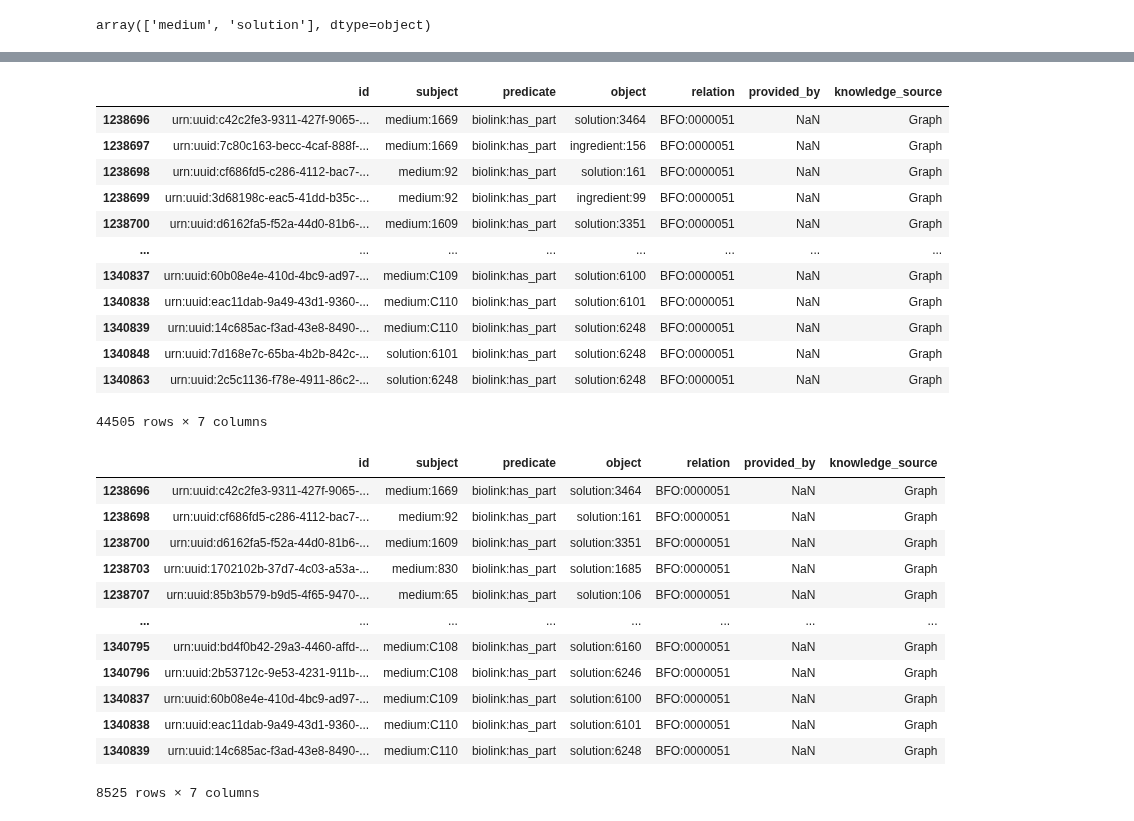
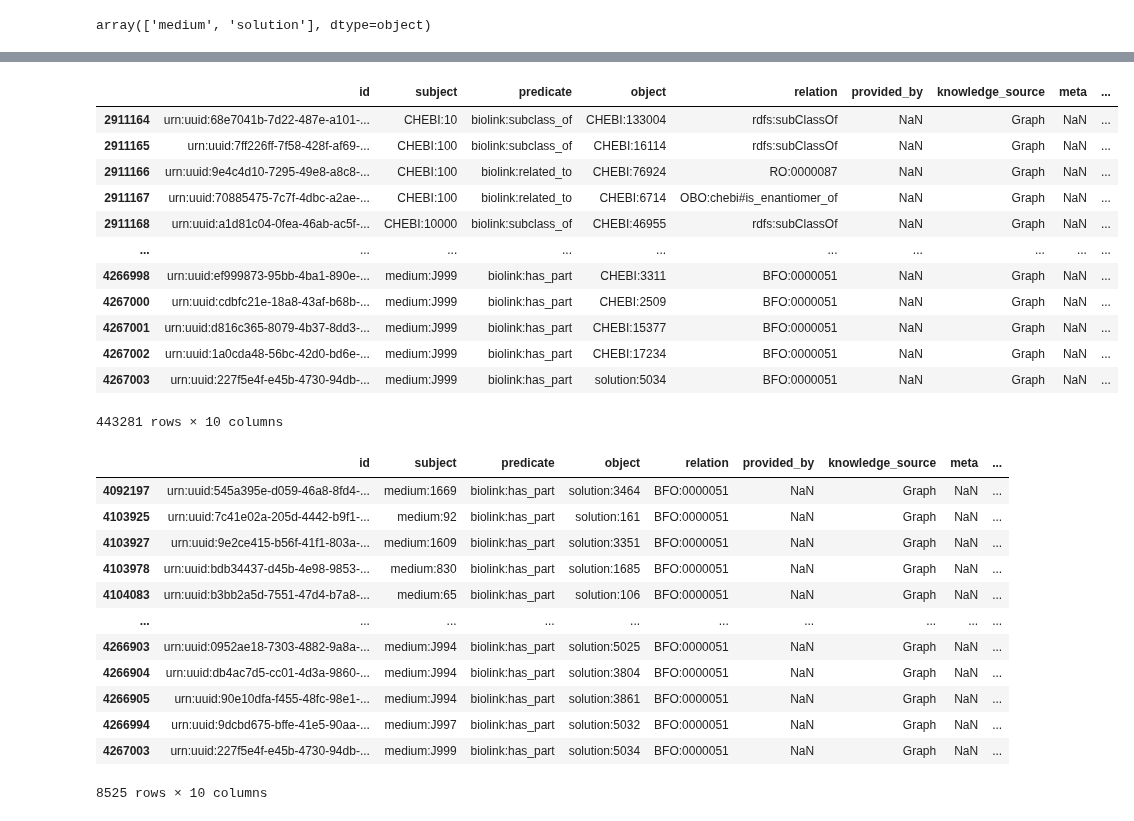
Before and after one commit to Knowledge-Graph-Hub/kg-microbe, a Jupyter notebook: notebooks/MergedKG_exploration.ipynb, the cells around one changed output, grey strips where cells are left out. Drawn from its saved outputs; the diff is of its cells as text; code cells hidden in the pictures.

```diff
--- a/notebooks/MergedKG_exploration.ipynb
+++ b/notebooks/MergedKG_exploration.ipynb
@@ -75,30 +95,30 @@ df_edges.loc[df_edges['subject']=="solution:3"]
 # %%
-subj_pattern = ['medium:', 'solution:']
-obj_pattern = ['solution:', 'ingredient:']
+subj_pattern = ['medium:', 'solution:', 'CHEBI']
+obj_pattern = ['solution:', 'ingredient:', 'CHEBI']
 
 condition_1 = df_edges['subject'].str.contains('|'.join(subj_pattern))
 condition_2 = df_edges['object'].str.contains('|'.join(obj_pattern))
 
 df_mediadive = df_edges[condition_1 & condition_2]
 
 # mapping = df_edges.set_index('object')['subject'].to_dict()
 
 # mapping
 df_mediadive
 # %% [output]
-|  | id | subject | predicate | object | relation | provided_by | knowledge_source |
-| 1238696 | urn:uuid:c42c2fe3-9311-427f-9065-... | medium:1669 | biolink:has_part | solution:3464 | BFO:0000051 | NaN | Graph |
-| 1238697 | urn:uuid:7c80c163-becc-4caf-888f-... | medium:1669 | biolink:has_part | ingredient:156 | BFO:0000051 | NaN | Graph |
-| 1238698 | urn:uuid:cf686fd5-c286-4112-bac7-... | medium:92 | biolink:has_part | solution:161 | BFO:0000051 | NaN | Graph |
-| 1238699 | urn:uuid:3d68198c-eac5-41dd-b35c-... | medium:92 | biolink:has_part | ingredient:99 | BFO:0000051 | NaN | Graph |
-| 1238700 | urn:uuid:d6162fa5-f52a-44d0-81b6-... | medium:1609 | biolink:has_part | solution:3351 | BFO:0000051 | NaN | Graph |
-| ... | ... | ... | ... | ... | ... | ... | ... |
-| 1340837 | urn:uuid:60b08e4e-410d-4bc9-ad97-... | medium:C109 | biolink:has_part | solution:6100 | BFO:0000051 | NaN | Graph |
-| 1340838 | urn:uuid:eac11dab-9a49-43d1-9360-... | medium:C110 | biolink:has_part | solution:6101 | BFO:0000051 | NaN | Graph |
-| 1340839 | urn:uuid:14c685ac-f3ad-43e8-8490-... | medium:C110 | biolink:has_part | solution:6248 | BFO:0000051 | NaN | Graph |
-| 1340848 | urn:uuid:7d168e7c-65ba-4b2b-842c-... | solution:6101 | biolink:has_part | solution:6248 | BFO:0000051 | NaN | Graph |
-| 1340863 | urn:uuid:2c5c1136-f78e-4911-86c2-... | solution:6248 | biolink:has_part | solution:6248 | BFO:0000051 | NaN | Graph |
+|  | id | subject | predicate | object | relation | provided_by | knowledge_source | meta | ... |
+| 2911164 | urn:uuid:68e7041b-7d22-487e-a101-... | CHEBI:10 | biolink:subclass_of | CHEBI:133004 | rdfs:subClassOf | NaN | Graph | NaN | ... |
+| 2911165 | urn:uuid:7ff226ff-7f58-428f-af69-... | CHEBI:100 | biolink:subclass_of | CHEBI:16114 | rdfs:subClassOf | NaN | Graph | NaN | ... |
+| 2911166 | urn:uuid:9e4c4d10-7295-49e8-a8c8-... | CHEBI:100 | biolink:related_to | CHEBI:76924 | RO:0000087 | NaN | Graph | NaN | ... |
+| 2911167 | urn:uuid:70885475-7c7f-4dbc-a2ae-... | CHEBI:100 | biolink:related_to | CHEBI:6714 | OBO:chebi#is_enantiomer_of | NaN | Graph | NaN | ... |
+| 2911168 | urn:uuid:a1d81c04-0fea-46ab-ac5f-... | CHEBI:10000 | biolink:subclass_of | CHEBI:46955 | rdfs:subClassOf | NaN | Graph | NaN | ... |
+| ... | ... | ... | ... | ... | ... | ... | ... | ... | ... |
+| 4266998 | urn:uuid:ef999873-95bb-4ba1-890e-... | medium:J999 | biolink:has_part | CHEBI:3311 | BFO:0000051 | NaN | Graph | NaN | ... |
+| 4267000 | urn:uuid:cdbfc21e-18a8-43af-b68b-... | medium:J999 | biolink:has_part | CHEBI:2509 | BFO:0000051 | NaN | Graph | NaN | ... |
+| 4267001 | urn:uuid:d816c365-8079-4b37-8dd3-... | medium:J999 | biolink:has_part | CHEBI:15377 | BFO:0000051 | NaN | Graph | NaN | ... |
+| 4267002 | urn:uuid:1a0cda48-56bc-42d0-bd6e-... | medium:J999 | biolink:has_part | CHEBI:17234 | BFO:0000051 | NaN | Graph | NaN | ... |
+| 4267003 | urn:uuid:227f5e4f-e45b-4730-94db-... | medium:J999 | biolink:has_part | solution:5034 | BFO:0000051 | NaN | Graph | NaN | ... |
-44505 rows × 7 columns
+443281 rows × 10 columns
 # %%
 medium_subject_condition = df_mediadive["subject"].str.startswith("medium:")
 solution_object_condition = df_mediadive["object"].str.startswith("solution:")
@@ -106,19 +126,19 @@ solution_object_condition = df_mediadive["object"].str.startswith("solution:")
 medium_solution_df = df_mediadive[medium_subject_condition & solution_object_condition]
 medium_solution_df
 # %% [output]
-|  | id | subject | predicate | object | relation | provided_by | knowledge_source |
-| 1238696 | urn:uuid:c42c2fe3-9311-427f-9065-... | medium:1669 | biolink:has_part | solution:3464 | BFO:0000051 | NaN | Graph |
-| 1238698 | urn:uuid:cf686fd5-c286-4112-bac7-... | medium:92 | biolink:has_part | solution:161 | BFO:0000051 | NaN | Graph |
-| 1238700 | urn:uuid:d6162fa5-f52a-44d0-81b6-... | medium:1609 | biolink:has_part | solution:3351 | BFO:0000051 | NaN | Graph |
-| 1238703 | urn:uuid:1702102b-37d7-4c03-a53a-... | medium:830 | biolink:has_part | solution:1685 | BFO:0000051 | NaN | Graph |
-| 1238707 | urn:uuid:85b3b579-b9d5-4f65-9470-... | medium:65 | biolink:has_part | solution:106 | BFO:0000051 | NaN | Graph |
-| ... | ... | ... | ... | ... | ... | ... | ... |
-| 1340795 | urn:uuid:bd4f0b42-29a3-4460-affd-... | medium:C108 | biolink:has_part | solution:6160 | BFO:0000051 | NaN | Graph |
-| 1340796 | urn:uuid:2b53712c-9e53-4231-911b-... | medium:C108 | biolink:has_part | solution:6246 | BFO:0000051 | NaN | Graph |
-| 1340837 | urn:uuid:60b08e4e-410d-4bc9-ad97-... | medium:C109 | biolink:has_part | solution:6100 | BFO:0000051 | NaN | Graph |
-| 1340838 | urn:uuid:eac11dab-9a49-43d1-9360-... | medium:C110 | biolink:has_part | solution:6101 | BFO:0000051 | NaN | Graph |
-| 1340839 | urn:uuid:14c685ac-f3ad-43e8-8490-... | medium:C110 | biolink:has_part | solution:6248 | BFO:0000051 | NaN | Graph |
+|  | id | subject | predicate | object | relation | provided_by | knowledge_source | meta | ... |
+| 4092197 | urn:uuid:545a395e-d059-46a8-8fd4-... | medium:1669 | biolink:has_part | solution:3464 | BFO:0000051 | NaN | Graph | NaN | ... |
+| 4103925 | urn:uuid:7c41e02a-205d-4442-b9f1-... | medium:92 | biolink:has_part | solution:161 | BFO:0000051 | NaN | Graph | NaN | ... |
+| 4103927 | urn:uuid:9e2ce415-b56f-41f1-803a-... | medium:1609 | biolink:has_part | solution:3351 | BFO:0000051 | NaN | Graph | NaN | ... |
+| 4103978 | urn:uuid:bdb34437-d45b-4e98-9853-... | medium:830 | biolink:has_part | solution:1685 | BFO:0000051 | NaN | Graph | NaN | ... |
+| 4104083 | urn:uuid:b3bb2a5d-7551-47d4-b7a8-... | medium:65 | biolink:has_part | solution:106 | BFO:0000051 | NaN | Graph | NaN | ... |
+| ... | ... | ... | ... | ... | ... | ... | ... | ... | ... |
+| 4266903 | urn:uuid:0952ae18-7303-4882-9a8a-... | medium:J994 | biolink:has_part | solution:5025 | BFO:0000051 | NaN | Graph | NaN | ... |
+| 4266904 | urn:uuid:db4ac7d5-cc01-4d3a-9860-... | medium:J994 | biolink:has_part | solution:3804 | BFO:0000051 | NaN | Graph | NaN | ... |
+| 4266905 | urn:uuid:90e10dfa-f455-48fc-98e1-... | medium:J994 | biolink:has_part | solution:3861 | BFO:0000051 | NaN | Graph | NaN | ... |
+| 4266994 | urn:uuid:9dcbd675-bffe-41e5-90aa-... | medium:J997 | biolink:has_part | solution:5032 | BFO:0000051 | NaN | Graph | NaN | ... |
+| 4267003 | urn:uuid:227f5e4f-e45b-4730-94db-... | medium:J999 | biolink:has_part | solution:5034 | BFO:0000051 | NaN | Graph | NaN | ... |
-8525 rows × 7 columns
+8525 rows × 10 columns
 # %%
 solution_subject_condition = df_mediadive["subject"].str.startswith("solution:")
 ingredient_object_condition = df_mediadive["object"].str.startswith("ingredient:")
```
Also changed, not shown: parts of 12 cells of this notebook, 6 other files.
